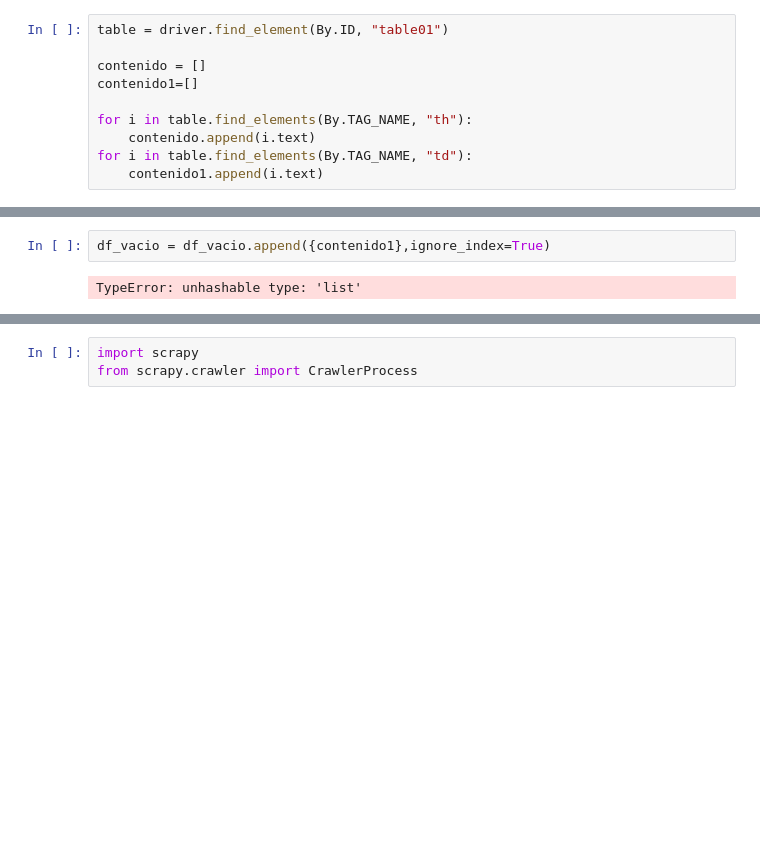
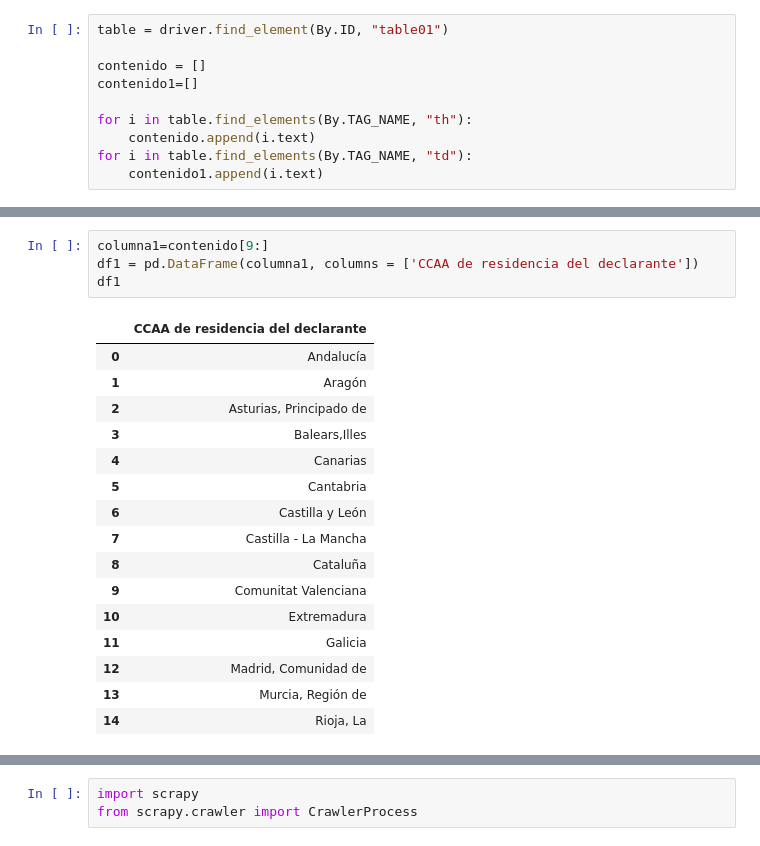
Before and after one commit to Likimeya/Web-scraping-amb-diferents-models, a Jupyter notebook: Tasca M10 T01.ipynb, the cells around one changed output, grey strips where cells are left out. Cells and saved outputs as stored; diff of their text form; blank space fills up the shorter version.

```diff
--- a/Tasca M10 T01.ipynb
+++ b/Tasca M10 T01.ipynb
@@ -396,4 +351,21 @@ df_vacio
-# %%
-df_vacio = df_vacio.append({contenido1},ignore_index=True)
-# %% [output]
-TypeError: unhashable type: 'list'
+# %%
+columna1=contenido[9:]
+df1 = pd.DataFrame(columna1, columns = ['CCAA de residencia del declarante'])
+df1
+# %% [output]
+|  | CCAA de residencia del declarante |
+| 0 | Andalucía |
+| 1 | Aragón |
+| 2 | Asturias, Principado de |
+| 3 | Balears,Illes |
+| 4 | Canarias |
+| 5 | Cantabria |
+| 6 | Castilla y León |
+| 7 | Castilla - La Mancha |
+| 8 | Cataluña |
+| 9 | Comunitat Valenciana |
+| 10 | Extremadura |
+| 11 | Galicia |
+| 12 | Madrid, Comunidad de |
+| 13 | Murcia, Región de |
+| 14 | Rioja, La |
```
Also changed, not shown: parts of 9 cells of this notebook, 5 other files.
